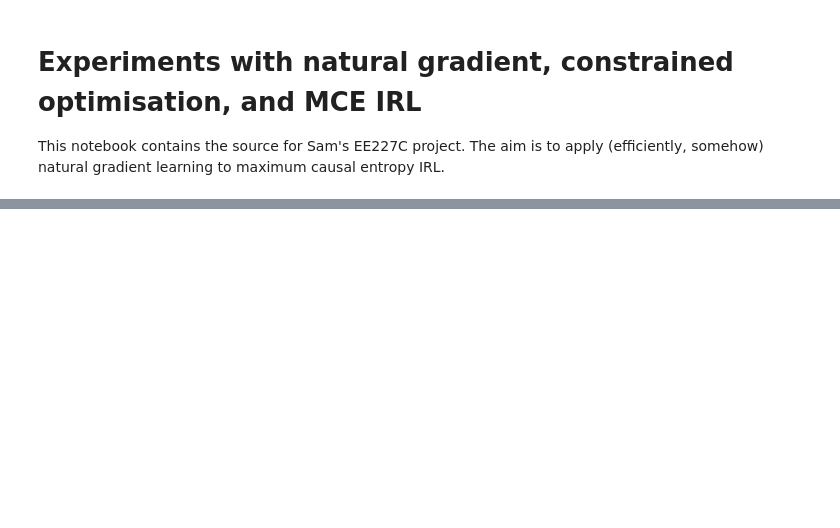
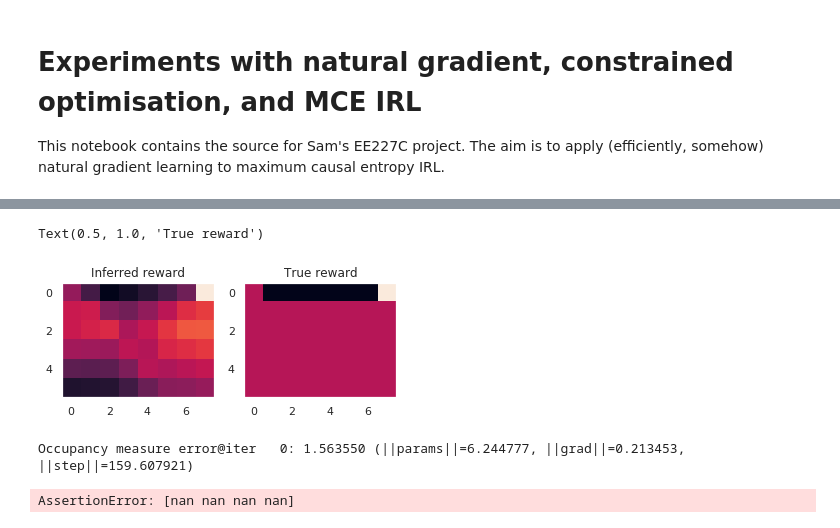
Before and after one commit to ymetz/imitation, a Jupyter notebook: notebooks/natural-mce-irl.ipynb, the cells around one changed output, grey strips where cells are left out. Drawn from its saved outputs; the diff is of its cells as text; code cells hidden in the pictures; blank space fills up the shorter version.

```diff
--- a/notebooks/natural-mce-irl.ipynb
+++ b/notebooks/natural-mce-irl.ipynb
@@ -75,0 +154,21 @@ final_weights
+# %%
+plt.subplot(1, 2, 1)
+mdp.draw_value_vec(rmodel.out(mdp.observation_matrix))
+plt.title("Inferred reward")
+plt.subplot(1, 2, 2)
+mdp.draw_value_vec(mdp.reward_matrix)
+plt.title("True reward")
+# %% [output]
+Text(0.5, 1.0, 'True reward')
+[figure, added]
+# %%
+rmodel = tirl.MLPRewardModel(obs_dim, [16,16], activation='Tanh')
+opt = tirl.SGD(rmodel, alpha=0.05)
+final_weights, D_fake_mlp = tirl.maxent_irl_ng(
+    mdp, opt, rmodel, D, linf_eps=5e-2, fim_ident_eps=1e-5, print_interval=10, fim_ntraj=50)
+mdp.draw_value_vec(D_fake_mlp)
+plt.title("Occupancy for MLP reward function")
+plt.show()
+# %% [output]
+Occupancy measure error@iter   0: 1.563550 (||params||=6.244777, ||grad||=0.213453, ||step||=159.607921)
+AssertionError: [nan nan nan nan]
```
Also changed, not shown: parts of 16 cells of this notebook, 2 other files.
